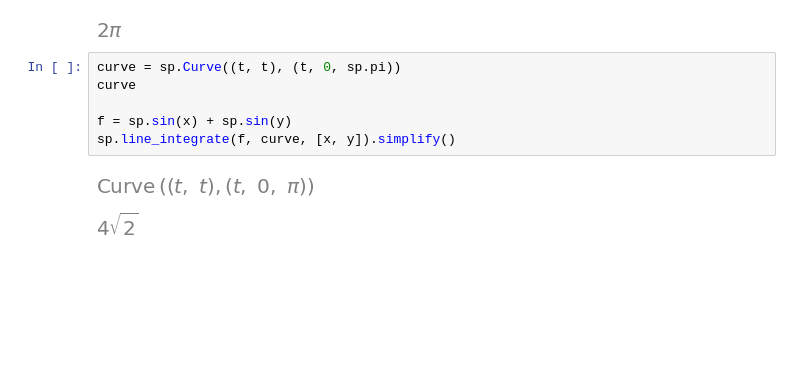
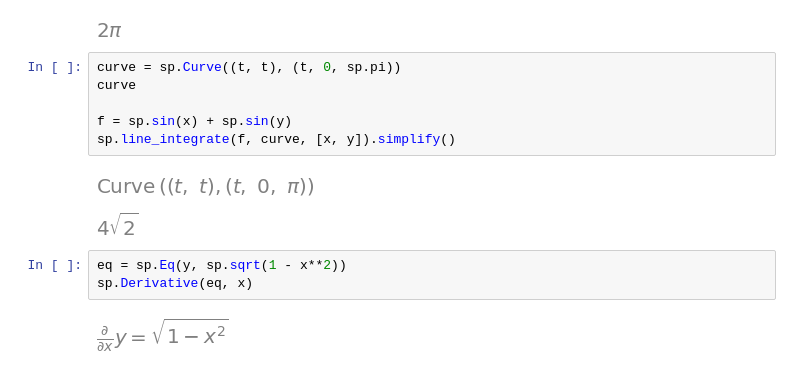
Before and after one commit to jet-c-21/MyMathLab, a Jupyter notebook: MultivarCal/14. Line Integral.ipynb, the cells around one changed output. Saved outputs shown, nothing was run; the diff lists cells and outputs as text; blank space fills up the shorter version.

```diff
--- a/MultivarCal/14. Line Integral.ipynb
+++ b/MultivarCal/14. Line Integral.ipynb
@@ -58,3 +58,8 @@ sp.line_integrate(f, curve, [x, y]).simplify()
 # %% [output]
 [figure]
 [figure]
+# %%
+eq = sp.Eq(y, sp.sqrt(1 - x**2))
+sp.Derivative(eq, x)
+# %% [output]
+[figure, added]
```
Also changed, not shown: parts of 7 cells of this notebook, 1 other file.
